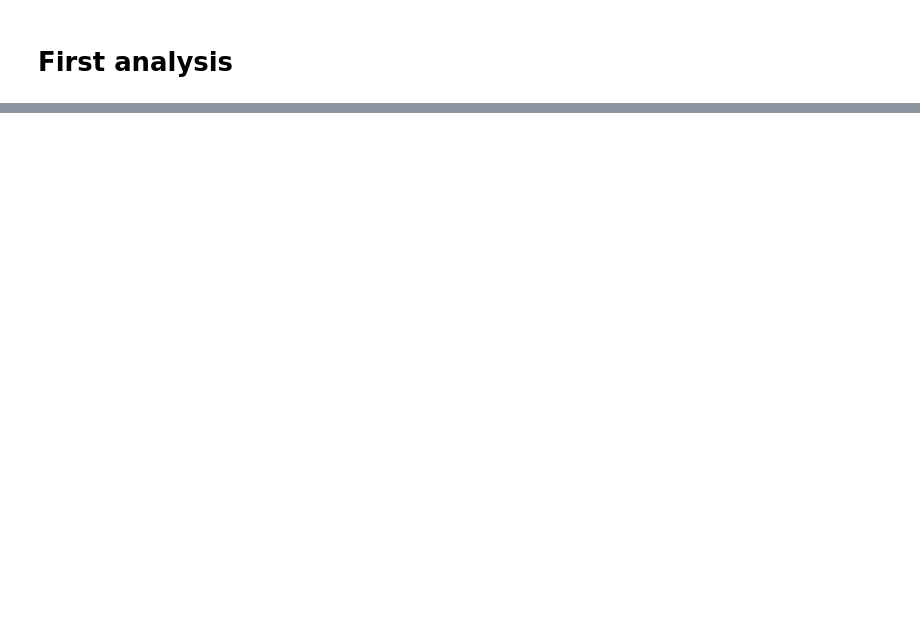
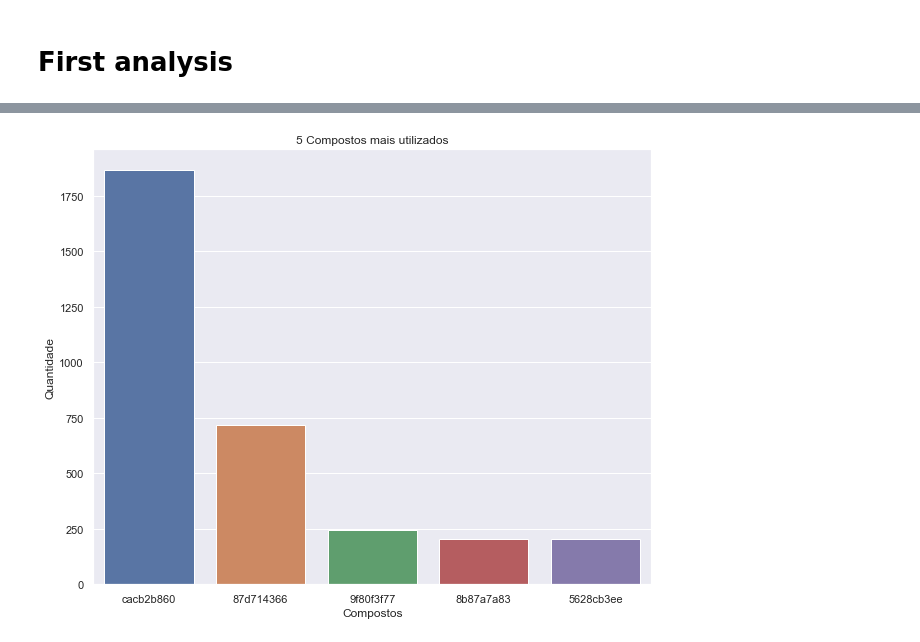
Before and after one commit to Shnrqpdr/drug-discovery, a Jupyter notebook: farmacos-nb.ipynb, the cells around one changed output, grey strips where cells are left out. Saved outputs shown, nothing was run; the diff lists cells and outputs as text; code cells hidden in the pictures; blank space fills up the shorter version.

```diff
--- a/farmacos-nb.ipynb
+++ b/farmacos-nb.ipynb
@@ -65,0 +87,18 @@ plt.show()
+# %%
+compostosMaisUtilizados = dados['composto'].value_counts()[0:5]
+codigoCompostosMaisUtilizados = compostosMaisUtilizados.index
+
+dadosFiltrados = dados.query('composto in @codigoCompostosMaisUtilizados')
+
+dadosFiltrados
+
+plt.figure(figsize=(10,8))
+ax = sns.countplot(x = 'composto', data=dadosFiltrados, order=dadosFiltrados['composto'].value_counts().index)
+
+ax.set_title('5 Compostos mais utilizados')
+ax.set_xlabel('Compostos')
+ax.set_ylabel('Quantidade')
+
+plt.show()
+# %% [output]
+[figure, added]
```
Also changed, not shown: parts of 6 cells of this notebook, 1 other file.
